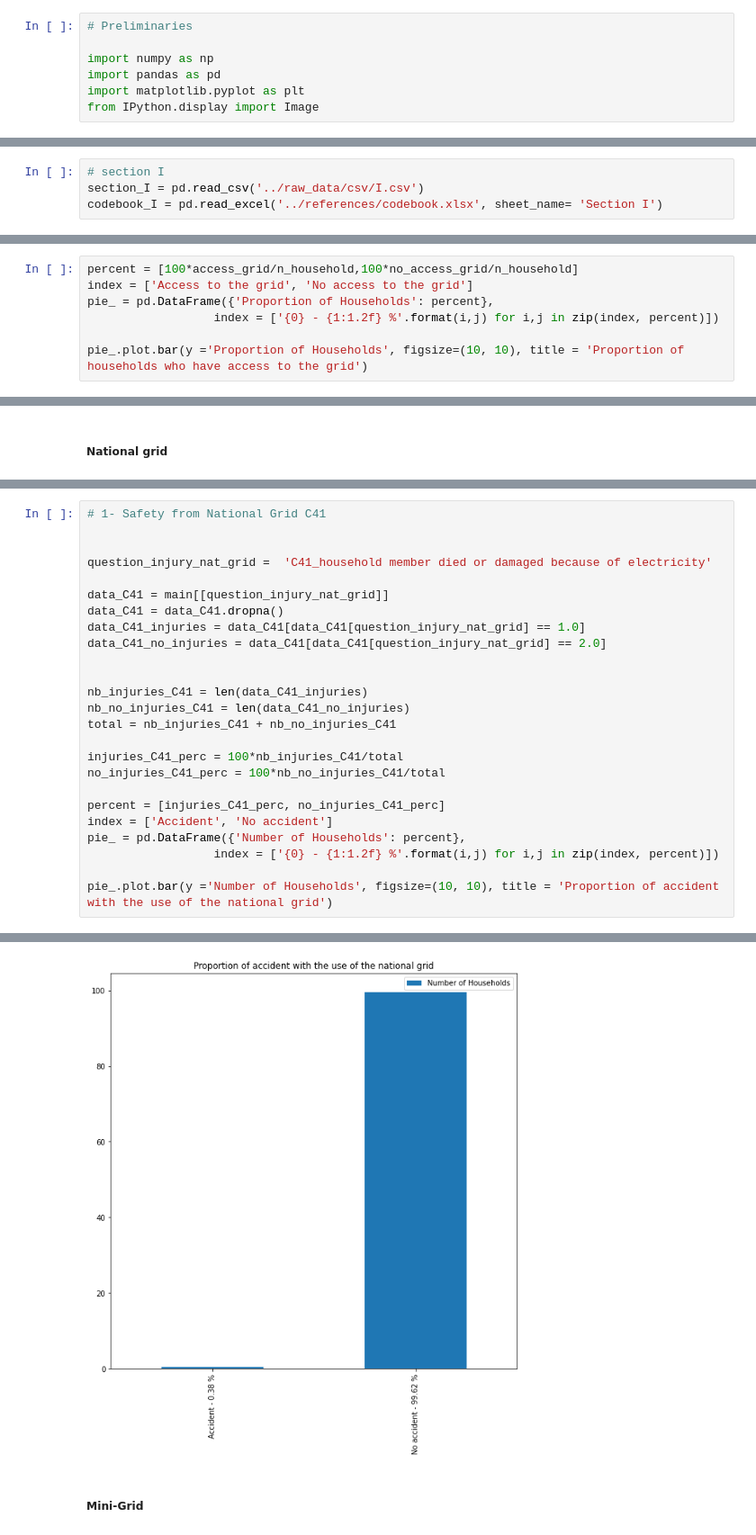
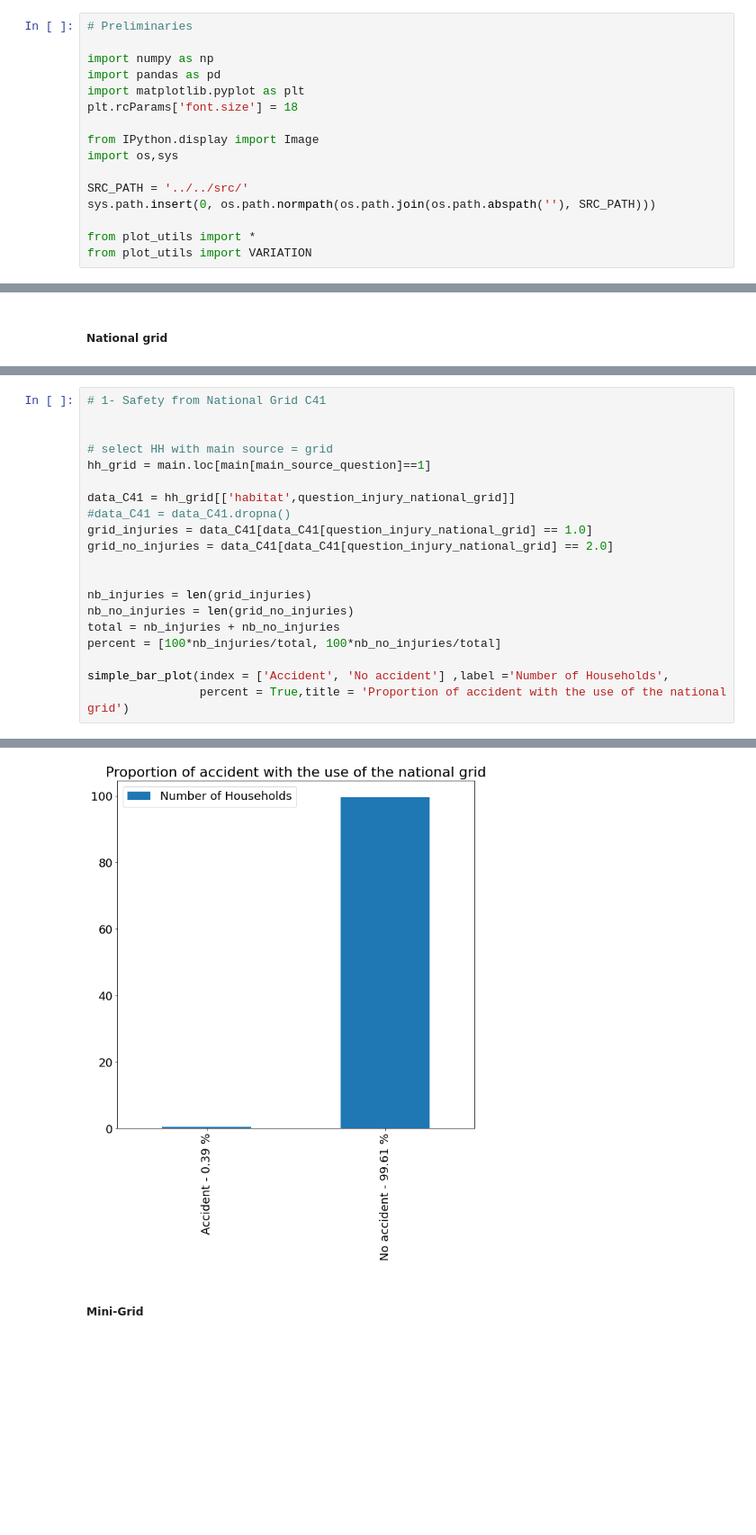
Before and after one commit to alfonsocaiazzo/esmap-mtf-data, a Jupyter notebook: Rwanda/analysis/rwanda.ipynb, the cells around one changed output, grey strips where cells are left out. Shown: that part at 90% size. Drawn from its saved outputs; the diff is of its cells as text; blank space fills up the shorter version.

```diff
--- a/Rwanda/analysis/rwanda.ipynb
+++ b/Rwanda/analysis/rwanda.ipynb
@@ -4,7 +4,16 @@
 import numpy as np
 import pandas as pd
 import matplotlib.pyplot as plt
+plt.rcParams['font.size'] = 18
+
 from IPython.display import Image
+import os,sys
+
+SRC_PATH = '../../src/'
+sys.path.insert(0, os.path.normpath(os.path.join(os.path.abspath(''), SRC_PATH)))
+
+from plot_utils import *
+from plot_utils import VARIATION
 # %% [markdown]
 # The Multi-tier framework for measuring energy access
 
@@ -146,9 +291,5 @@ Image("../references/cooking_injuries.png")
 # %% [markdown]
 There are therefore 8 options for this (multiple choice) question, which are coded as I31_1, ...,I31_8 in the database. Let us create a list of labels for this.
-# %%
-# section I
-section_I = pd.read_csv('../raw_data/csv/I.csv')
-codebook_I = pd.read_excel('../references/codebook.xlsx', sheet_name= 'Section I')
 # %%
 # Type of harm/injuries in the table
 safety_questions_code = ['I31_'+str(k) for k in range(1,9)]
@@ -348,7 +452,0 @@ percent = [100*access_grid/n_household,100*no_access_grid/n_household]
-# %%
-percent = [100*access_grid/n_household,100*no_access_grid/n_household]
-index = ['Access to the grid', 'No access to the grid']
-pie_ = pd.DataFrame({'Proportion of Households': percent},
-                  index = ['{0} - {1:1.2f} %'.format(i,j) for i,j in zip(index, percent)])
-
-pie_.plot.bar(y ='Proportion of Households', figsize=(10, 10), title = 'Proportion of households who have access to the grid')
@@ -454,25 +623,20 @@ Check if among the different type of electricity, some injuries/damages occured.
 # 1- Safety from National Grid C41
 
 
-question_injury_nat_grid =  'C41_household member died or damaged because of electricity'
+# select HH with main source = grid
+hh_grid = main.loc[main[main_source_question]==1]
 
-data_C41 = main[[question_injury_nat_grid]]
-data_C41 = data_C41.dropna()
-data_C41_injuries = data_C41[data_C41[question_injury_nat_grid] == 1.0]
-data_C41_no_injuries = data_C41[data_C41[question_injury_nat_grid] == 2.0]
+data_C41 = hh_grid[['habitat',question_injury_national_grid]]
+#data_C41 = data_C41.dropna()
+grid_injuries = data_C41[data_C41[question_injury_national_grid] == 1.0]
+grid_no_injuries = data_C41[data_C41[question_injury_national_grid] == 2.0]
 
 
-nb_injuries_C41 = len(data_C41_injuries)
-nb_no_injuries_C41 = len(data_C41_no_injuries)
-total = nb_injuries_C41 + nb_no_injuries_C41
+nb_injuries = len(grid_injuries)
+nb_no_injuries = len(grid_no_injuries)
+total = nb_injuries + nb_no_injuries
+percent = [100*nb_injuries/total, 100*nb_no_injuries/total]
 
-injuries_C41_perc = 100*nb_injuries_C41/total
-no_injuries_C41_perc = 100*nb_no_injuries_C41/total
-
-percent = [injuries_C41_perc, no_injuries_C41_perc]
-index = ['Accident', 'No accident']
-pie_ = pd.DataFrame({'Number of Households': percent},
-                  index = ['{0} - {1:1.2f} %'.format(i,j) for i,j in zip(index, percent)])
-
-pie_.plot.bar(y ='Number of Households', figsize=(10, 10), title = 'Proportion of accident with the use of the national grid')
+simple_bar_plot(index = ['Accident', 'No accident'] ,label ='Number of Households',
+                percent = True,title = 'Proportion of accident with the use of the national grid')
 # %% [output]
@@ -480,4 +643,4 @@ pie_.plot.bar(y ='Number of Households', figsize=(10, 10), title = 'Proportion o
-[figure, old version]
+[figure, new version]
 # %% [markdown]
 ##### Mini-Grid
 # %%
```
Also changed, not shown: parts of 33 cells of this notebook, 2 other files.
